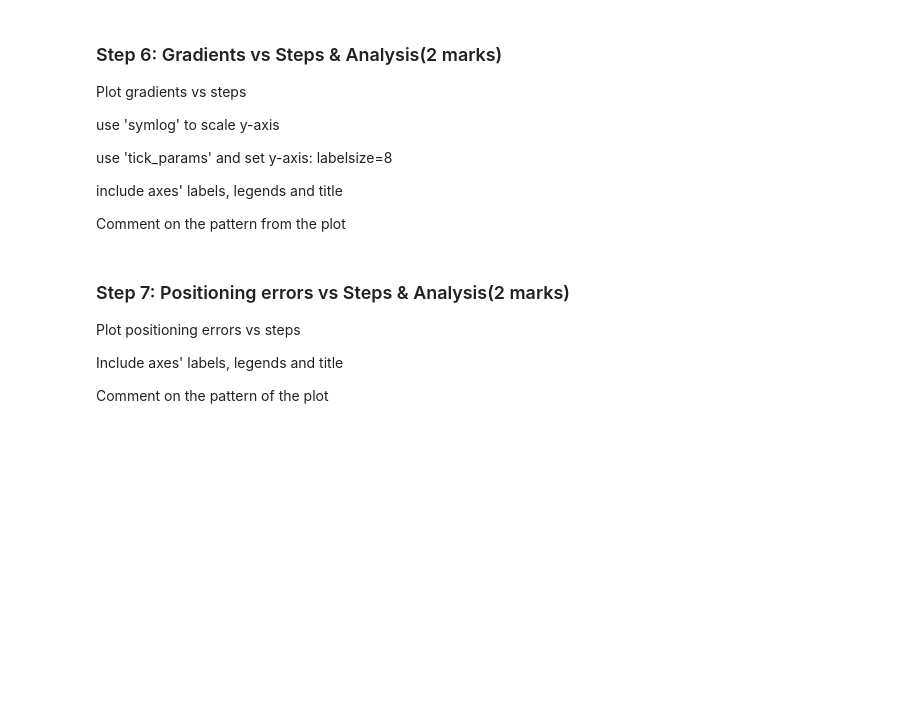
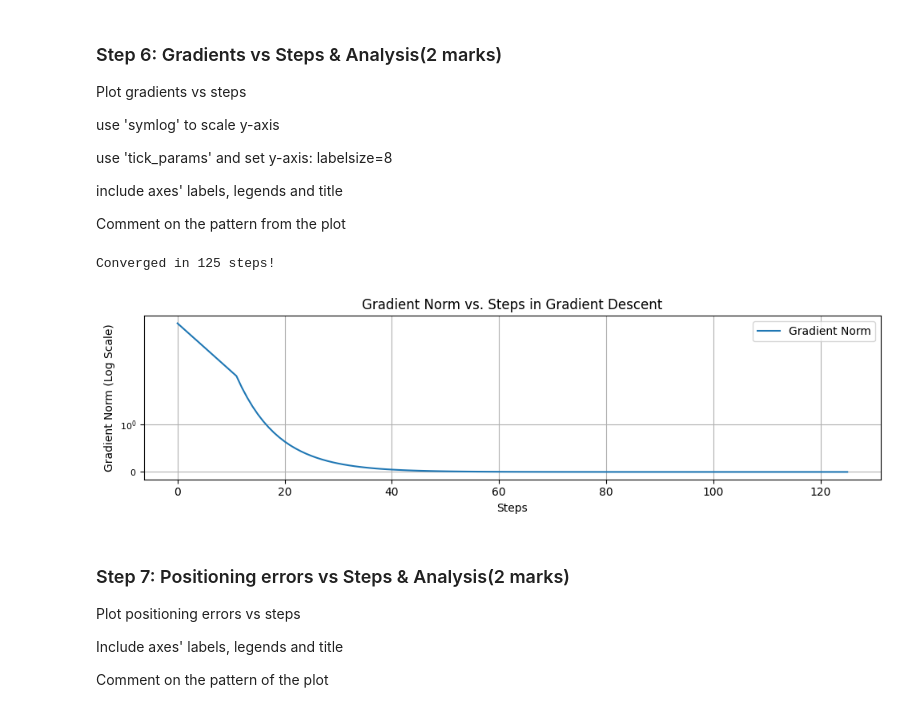
Before and after one commit to mahweerkumar/engg680_2024_fall, a Jupyter notebook: Lab_Assignment3/Assignment3 (1).ipynb, the cells around one changed output. Cells and saved outputs as stored; diff of their text form; code cells hidden in the pictures; blank space fills up the shorter version.

```diff
--- a/Lab_Assignment3/Assignment3 (1).ipynb
+++ b/Lab_Assignment3/Assignment3 (1).ipynb
@@ -346,3 +478,45 @@ plt.show()
+# %%
+# Update gradient_descent to store gradients at each step
+def gradient_descent(pseudorange, s_pos, learning_rate=0.01, max_iters=100000, tolerance=1e-6):
+    X = np.zeros(4)  # Initialize (x_r, y_r, z_r, cdT)
+    grad_history = []
+
+    for i in range(max_iters):
+        r_pos, cdT = X[:3], X[3]
+        grad = gradient(r_pos, cdT, s_pos, pseudorange)
+        grad_history.append(np.linalg.norm(grad))  # Store the norm of the gradient for plotting
+        X -= learning_rate * grad  # Update estimates
+
+        # Check for convergence using gradient norm
+        if i > 0 and np.linalg.norm(grad) < tolerance:
+            print(f"Converged in {i} steps!")
+            break
+
+    return X, grad_history
+
+# Run gradient descent and collect gradient history
+optimized_params, grad_history = gradient_descent(pseudorange, s_pos)
+
+# Plotting gradients vs. steps
+fig, ax = plt.subplots(nrows=1, ncols=1, figsize=(10, 3))
+ax.plot(grad_history)
+ax.set_yscale('symlog')  # Use 'symlog' for better scaling of y-axis
+ax.set_xlabel('Steps')
+ax.set_ylabel('Gradient Norm (Log Scale)')
+ax.set_title('Gradient Norm vs. Steps in Gradient Descent')
+ax.tick_params(axis='y', labelsize=8)
+ax.legend(['Gradient Norm'])
+ax.grid(True)
+
+fig.tight_layout()
+plt.show()
+
+# Comment on the pattern
+# The plot typically shows a decrease in gradient magnitude as steps increase, indicating that the gradient descent
+# is approaching a local minimum. If the gradient norm flattens near zero, it means convergence has been achieved.
+# %% [output]
+Converged in 125 steps!
+[figure, added]
 # %% [markdown]
 ### Step 7: Positioning errors vs Steps & Analysis(2 marks)
 Plot positioning errors vs steps
```
Also changed, not shown: parts of 12 cells of this notebook.
